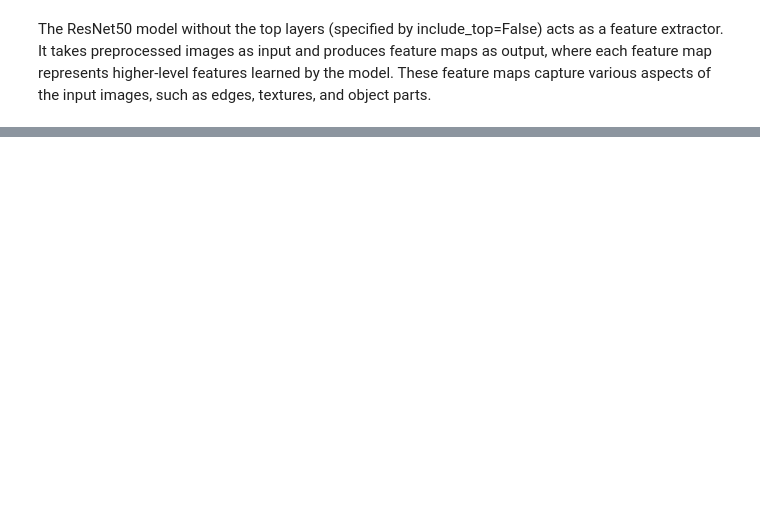
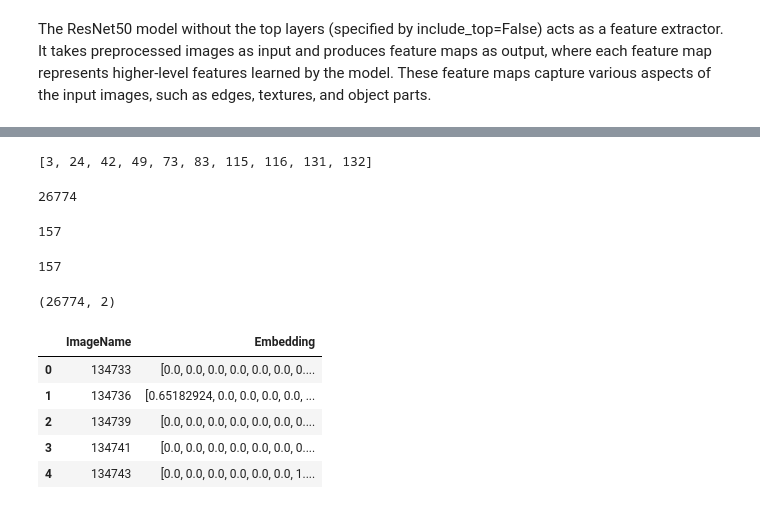
Before and after one commit to MargheSerena/Group-project, a Jupyter notebook: Leanne_ResNet50.ipynb, the cells around one changed output, grey strips where cells are left out. Drawn from its saved outputs; the diff is of its cells as text; code cells hidden in the pictures; blank space fills up the shorter version.

```diff
--- a/Leanne_ResNet50.ipynb
+++ b/Leanne_ResNet50.ipynb
@@ -156,0 +164,45 @@ memory usage: 244.0+ bytes
+# %%
+indices_cleaned_df = cleaned_df['index'].to_list()
+# %%
+indices_cleaned_df[:10]
+# %% [output]
+[3, 24, 42, 49, 73, 83, 115, 116, 131, 132]
+# %%
+len(indices_cleaned_df)
+# %% [output]
+26774
+# %%
+directory = 'results'
+results_files = os.listdir(directory)
+# %%
+len(results_files)
+# %% [output]
+157
+# %%
+filtered_embeddings = []
+
+# read one pickle batch
+for result_file in results_files:
+    result_path = os.path.join(directory, result_file)
+    df = pd.read_pickle(result_path)
+    filtered_df = df[df['ImageName'].isin(indices_cleaned_df)]
+    filtered_embeddings.append(filtered_df)
+# %%
+len(filtered_embeddings)
+# %% [output]
+157
+# %%
+filtered_embeddings_df = pd.concat(filtered_embeddings, ignore_index=True)
+# %%
+filtered_embeddings_df.shape
+# %% [output]
+(26774, 2)
+# %%
+filtered_embeddings_df.head()
+# %% [output]
+|  | ImageName | Embedding |
+| 0 | 134733 | [0.0, 0.0, 0.0, 0.0, 0.0, 0.0, 0.... |
+| 1 | 134736 | [0.65182924, 0.0, 0.0, 0.0, 0.0, ... |
+| 2 | 134739 | [0.0, 0.0, 0.0, 0.0, 0.0, 0.0, 0.... |
+| 3 | 134741 | [0.0, 0.0, 0.0, 0.0, 0.0, 0.0, 0.... |
+| 4 | 134743 | [0.0, 0.0, 0.0, 0.0, 0.0, 0.0, 1.... |
```
Also changed, not shown: parts of 44 cells of this notebook.
